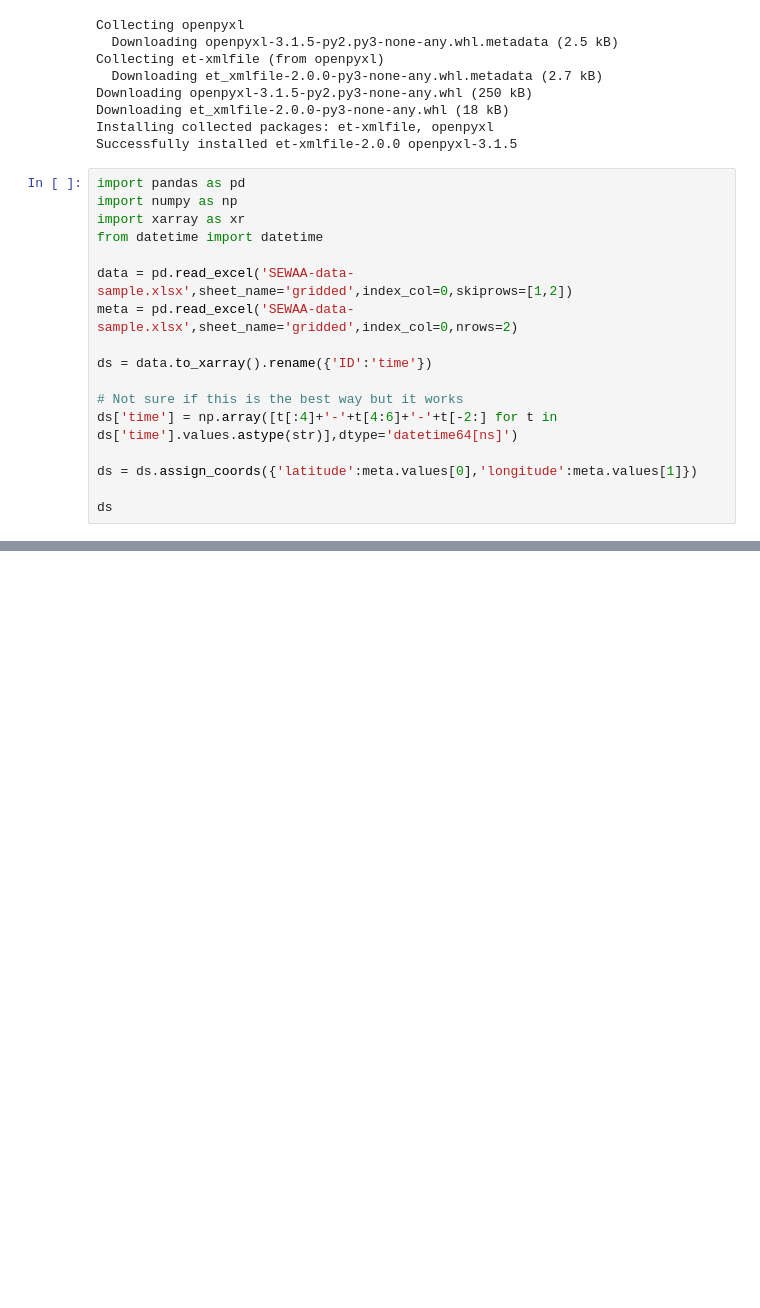
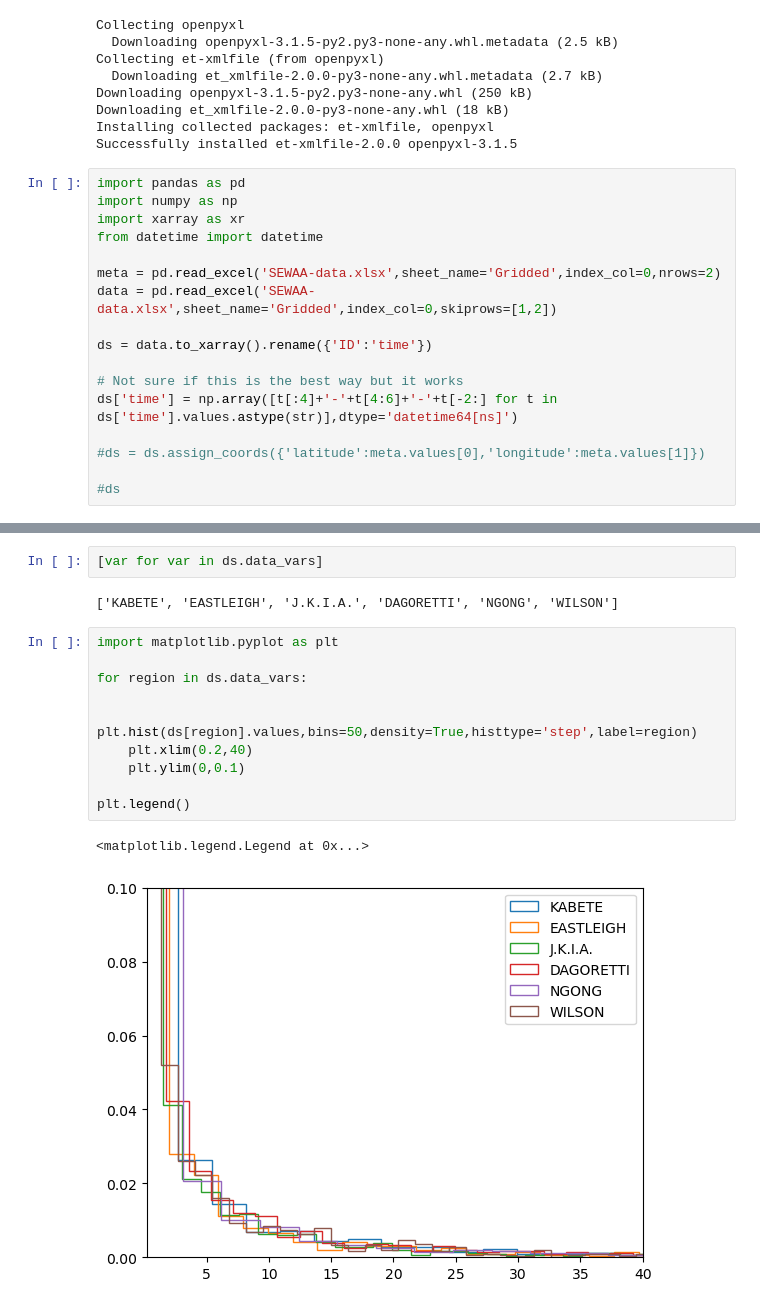
Before and after one commit to snath-xoc/Tutorial_SEWAA_27112024, a Jupyter notebook: Load_obs.ipynb, the cells around one changed output, grey strips where cells are left out. Saved outputs shown, nothing was run; the diff lists cells and outputs as text; blank space fills up the shorter version.

```diff
--- a/Load_obs.ipynb
+++ b/Load_obs.ipynb
@@ -15,14 +15,14 @@ import numpy as np
 import xarray as xr
 from datetime import datetime
 
-data = pd.read_excel('SEWAA-data-sample.xlsx',sheet_name='gridded',index_col=0,skiprows=[1,2])
-meta = pd.read_excel('SEWAA-data-sample.xlsx',sheet_name='gridded',index_col=0,nrows=2)
+meta = pd.read_excel('SEWAA-data.xlsx',sheet_name='Gridded',index_col=0,nrows=2)
+data = pd.read_excel('SEWAA-data.xlsx',sheet_name='Gridded',index_col=0,skiprows=[1,2])
 
 ds = data.to_xarray().rename({'ID':'time'})
 
 # Not sure if this is the best way but it works
 ds['time'] = np.array([t[:4]+'-'+t[4:6]+'-'+t[-2:] for t in ds['time'].values.astype(str)],dtype='datetime64[ns]')
 
-ds = ds.assign_coords({'latitude':meta.values[0],'longitude':meta.values[1]})
+#ds = ds.assign_coords({'latitude':meta.values[0],'longitude':meta.values[1]})
 
-ds
+#ds
@@ -37,0 +43,17 @@ Data variables:
+# %%
+[var for var in ds.data_vars]
+# %% [output]
+['KABETE', 'EASTLEIGH', 'J.K.I.A.', 'DAGORETTI', 'NGONG', 'WILSON']
+# %%
+import matplotlib.pyplot as plt
+
+for region in ds.data_vars:
+
+    plt.hist(ds[region].values,bins=50,density=True,histtype='step',label=region)
+    plt.xlim(0.2,40)
+    plt.ylim(0,0.1)
+
+plt.legend()
+# %% [output]
+<matplotlib.legend.Legend at 0x...>
+[figure, added]
```
Also changed, not shown: parts of 12 cells of this notebook, 1 other file.
